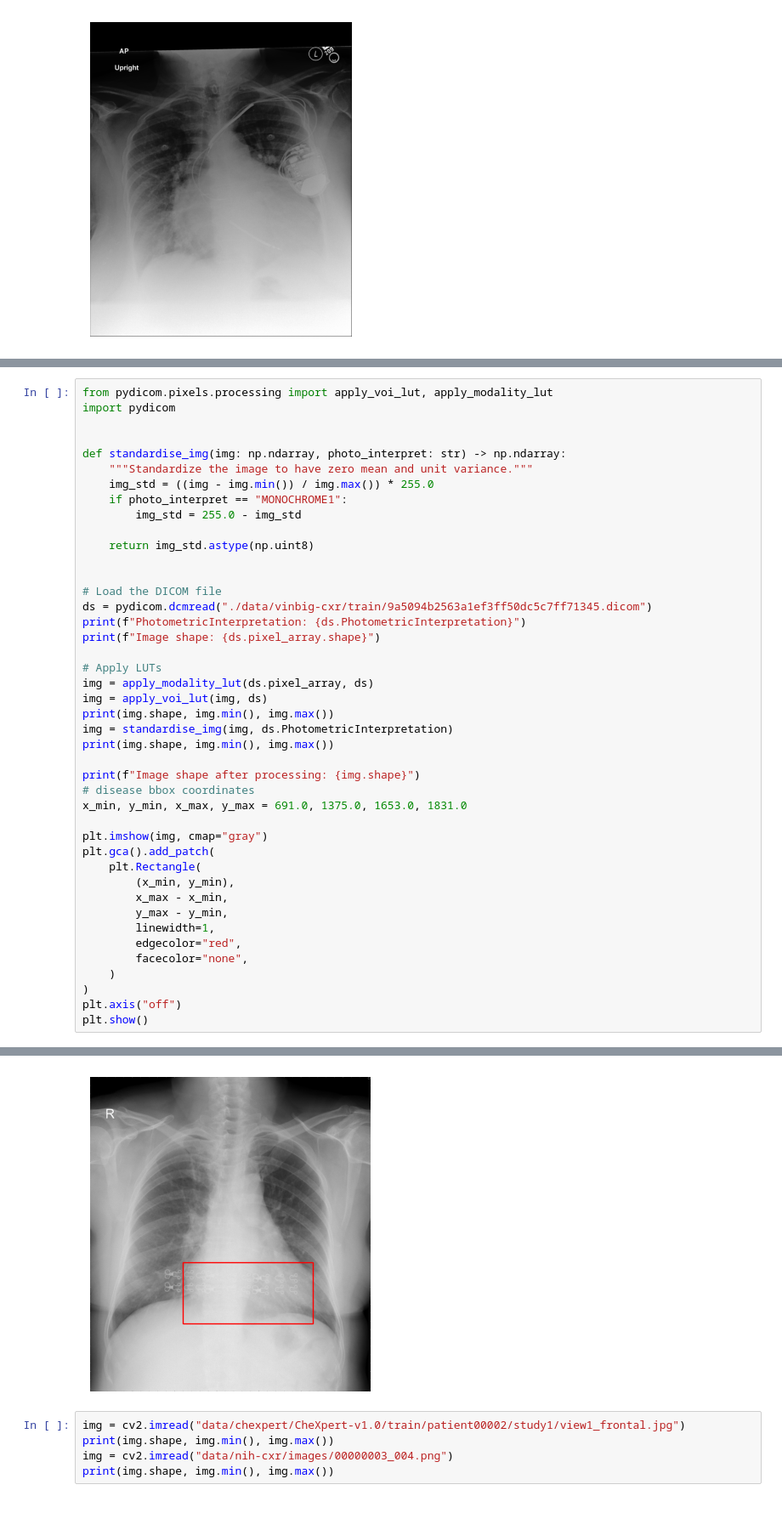
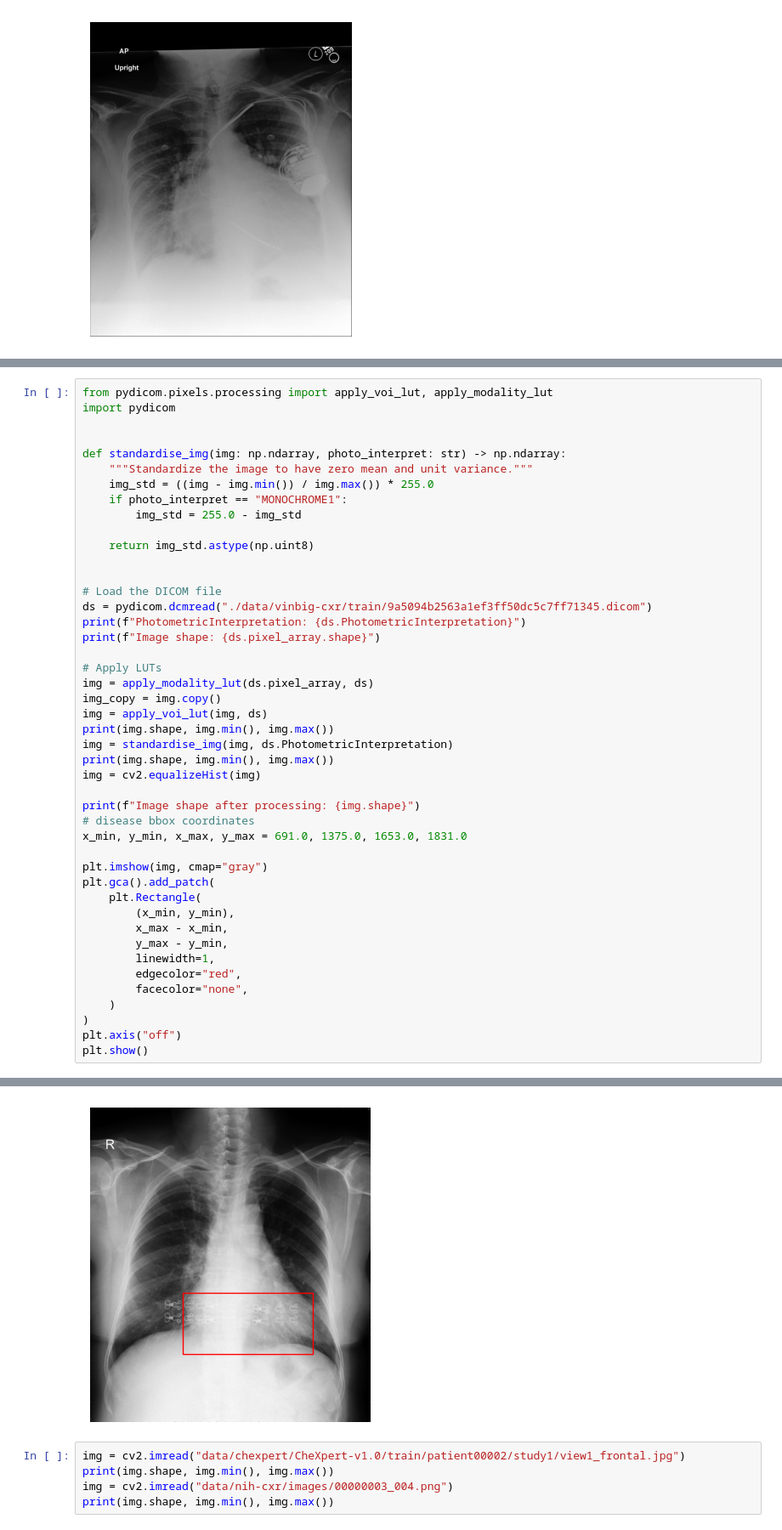
Before and after one commit to UoS-HDS/cxr-lt-diss, a Jupyter notebook: prelim_analysis.ipynb, the cells around one changed output, grey strips where cells are left out. Shown at 85% size. Cells and saved outputs as stored; diff of their text form.

```diff
--- a/prelim_analysis.ipynb
+++ b/prelim_analysis.ipynb
@@ -599,35 +636,37 @@ print(f"Image shape: {ds.pixel_array.shape}")
 
 # Apply LUTs
 img = apply_modality_lut(ds.pixel_array, ds)
+img_copy = img.copy()
 img = apply_voi_lut(img, ds)
 print(img.shape, img.min(), img.max())
 img = standardise_img(img, ds.PhotometricInterpretation)
 print(img.shape, img.min(), img.max())
+img = cv2.equalizeHist(img)
 
 print(f"Image shape after processing: {img.shape}")
 # disease bbox coordinates
 x_min, y_min, x_max, y_max = 691.0, 1375.0, 1653.0, 1831.0
 
 plt.imshow(img, cmap="gray")
 plt.gca().add_patch(
     plt.Rectangle(
         (x_min, y_min),
         x_max - x_min,
         y_max - y_min,
         linewidth=1,
         edgecolor="red",
         facecolor="none",
     )
 )
 plt.axis("off")
 plt.show()
 # %% [output]
 PhotometricInterpretation: MONOCHROME1
 Image shape: (2336, 2080)
 (2336, 2080) 0 4095
 (2336, 2080) 0 255
 Image shape after processing: (2336, 2080)
-[figure, old version]
+[figure, new version]
 # %%
 img = cv2.imread("data/chexpert/CheXpert-v1.0/train/patient00002/study1/view1_frontal.jpg")
 print(img.shape, img.min(), img.max())
```
Also changed, not shown: parts of 8 cells of this notebook, 1 other file.
